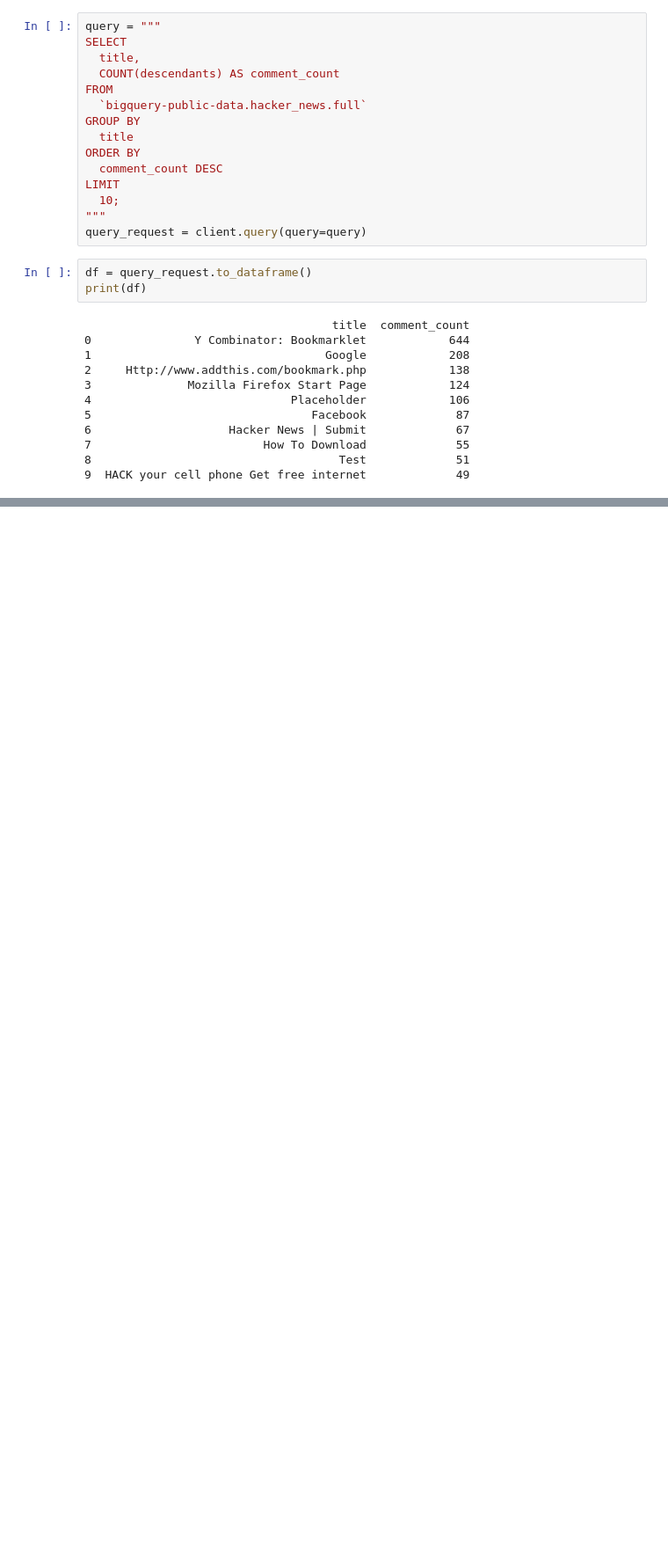
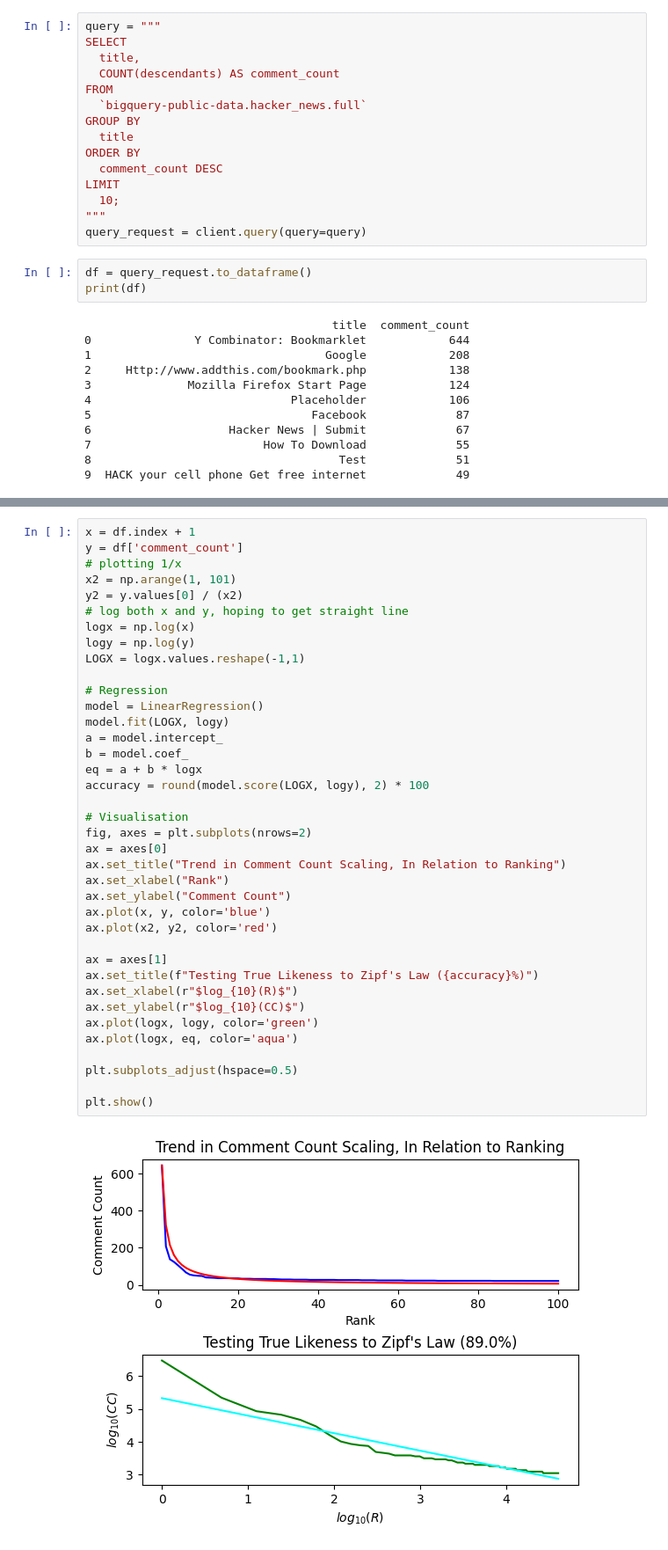
Before and after one commit to biggiefats/HackerNewsAnalysis, a Jupyter notebook: HackerNews.ipynb, the cells around one changed output, grey strips where cells are left out. Shown: that part at 88% size. Cells and saved outputs as stored; diff of their text form; blank space fills up the shorter version.

```diff
--- a/HackerNews.ipynb
+++ b/HackerNews.ipynb
@@ -83,0 +144,40 @@ print(df)
+# %%
+x = df.index + 1
+y = df['comment_count']
+# plotting 1/x
+x2 = np.arange(1, 101)
+y2 = y.values[0] / (x2)
+# log both x and y, hoping to get straight line
+logx = np.log(x)
+logy = np.log(y)
+LOGX = logx.values.reshape(-1,1)
+
+# Regression
+model = LinearRegression()
+model.fit(LOGX, logy)
+a = model.intercept_
+b = model.coef_
+eq = a + b * logx
+accuracy = round(model.score(LOGX, logy), 2) * 100
+
+# Visualisation
+fig, axes = plt.subplots(nrows=2)
+ax = axes[0]
+ax.set_title("Trend in Comment Count Scaling, In Relation to Ranking")
+ax.set_xlabel("Rank")
+ax.set_ylabel("Comment Count")
+ax.plot(x, y, color='blue')
+ax.plot(x2, y2, color='red')
+
+ax = axes[1]
+ax.set_title(f"Testing True Likeness to Zipf's Law ({accuracy}%)")
+ax.set_xlabel(r"$log_{10}(R)$")
+ax.set_ylabel(r"$log_{10}(CC)$")
+ax.plot(logx, logy, color='green')
+ax.plot(logx, eq, color='aqua')
+
+plt.subplots_adjust(hspace=0.5)
+
+plt.show()
+# %% [output]
+[figure, added]
```
Also changed, not shown: parts of 14 cells of this notebook.
